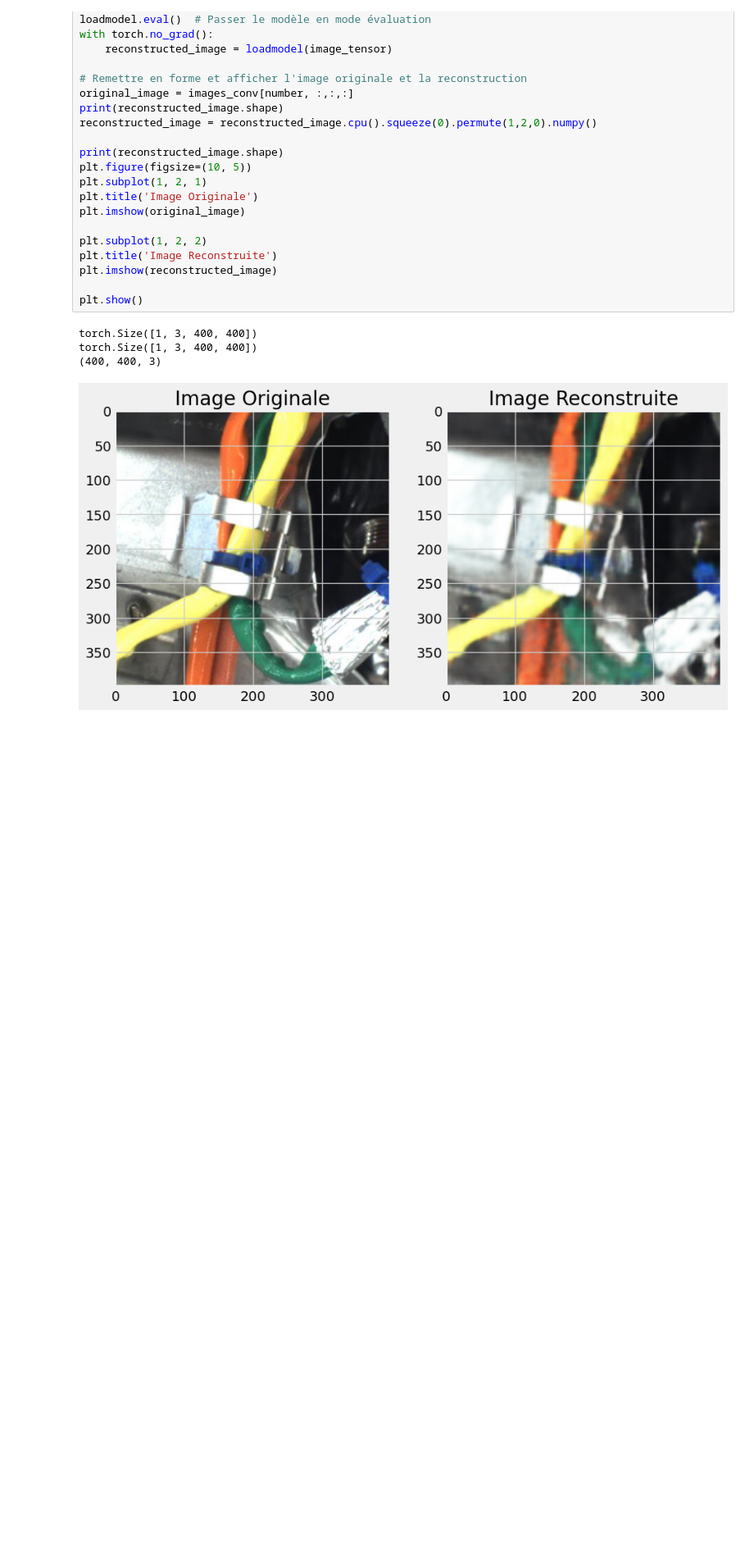
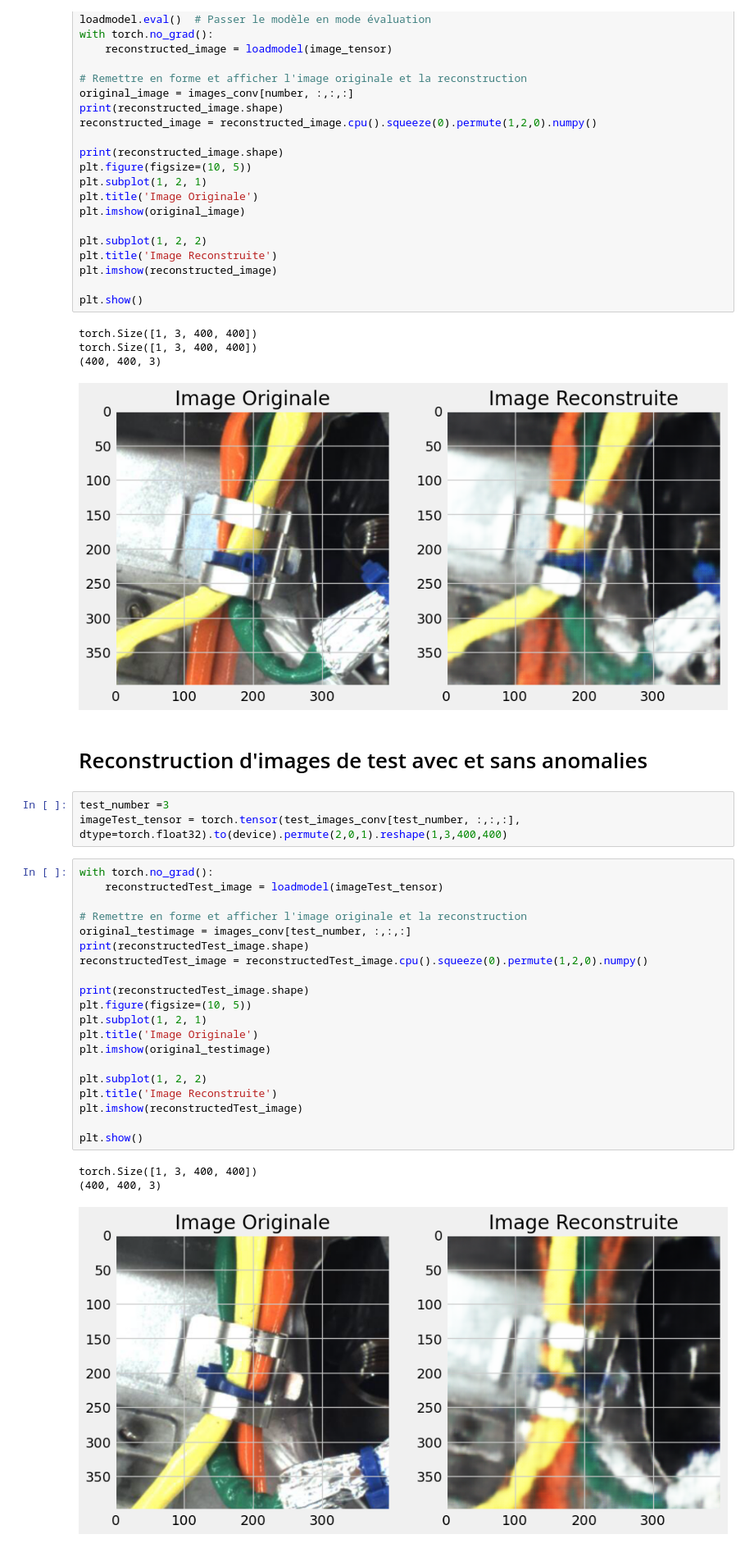
Before and after one commit to Rulienn/Detection-d-anomalie, a Jupyter notebook: JulienNoteBook.ipynb, the cells around one changed output. Shown at 82% size. Drawn from its saved outputs; the diff is of its cells as text; blank space fills up the shorter version.

Commit message:
TEST AVEC LES DONNÉES DE TEST

```diff
--- a/JulienNoteBook.ipynb
+++ b/JulienNoteBook.ipynb
@@ -387,3 +389,32 @@ torch.Size([1, 3, 400, 400])
 torch.Size([1, 3, 400, 400])
 (400, 400, 3)
 [figure]
+# %% [markdown]
+# Reconstruction d'images de test avec et sans anomalies
+# %%
+test_number =3
+imageTest_tensor = torch.tensor(test_images_conv[test_number, :,:,:], dtype=torch.float32).to(device).permute(2,0,1).reshape(1,3,400,400)
+# %%
+with torch.no_grad():
+    reconstructedTest_image = loadmodel(imageTest_tensor)
+
+# Remettre en forme et afficher l'image originale et la reconstruction
+original_testimage = images_conv[test_number, :,:,:]
+print(reconstructedTest_image.shape)
+reconstructedTest_image = reconstructedTest_image.cpu().squeeze(0).permute(1,2,0).numpy()
+
+print(reconstructedTest_image.shape)
+plt.figure(figsize=(10, 5))
+plt.subplot(1, 2, 1)
+plt.title('Image Originale')
+plt.imshow(original_testimage)
+
+plt.subplot(1, 2, 2)
+plt.title('Image Reconstruite')
+plt.imshow(reconstructedTest_image)
+
+plt.show()
+# %% [output]
+torch.Size([1, 3, 400, 400])
+(400, 400, 3)
+[figure, added]
```
Also changed, not shown: parts of 2 cells of this notebook.
